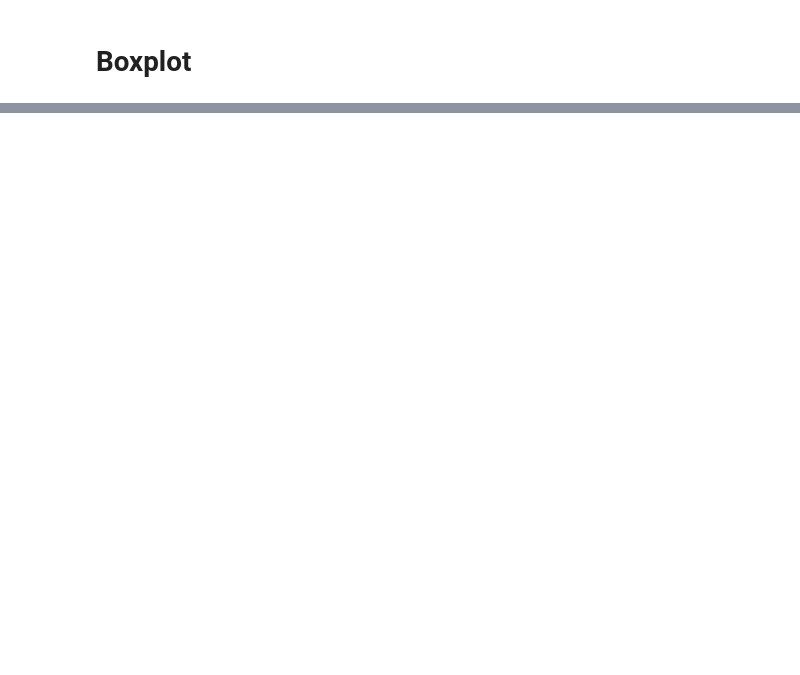
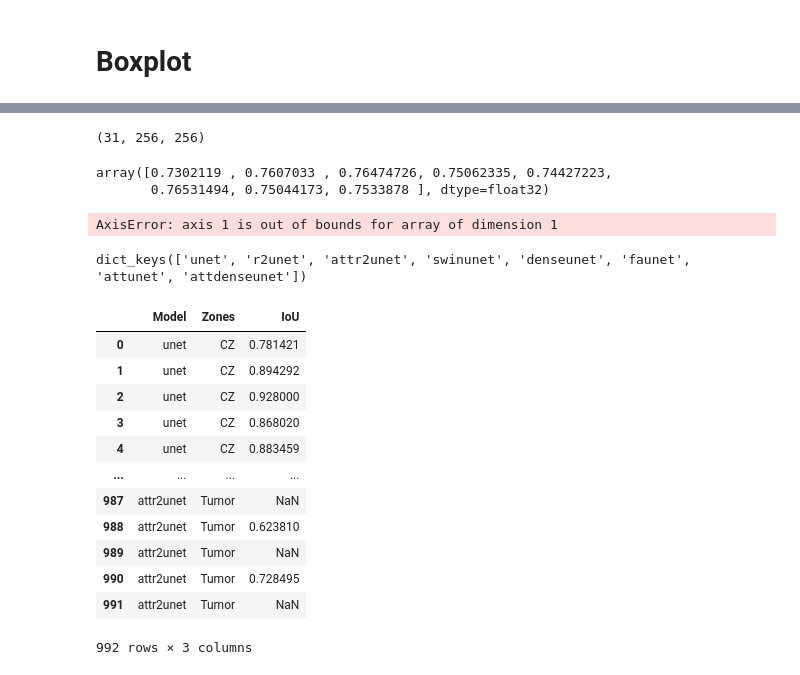
Before and after one commit to pabloquihui/Dataset_pca, a Jupyter notebook: plot_comparison.ipynb, the cells around one changed output, grey strips where cells are left out. Saved outputs shown, nothing was run; the diff lists cells and outputs as text; code cells hidden in the pictures; blank space fills up the shorter version.

```diff
--- a/plot_comparison.ipynb
+++ b/plot_comparison.ipynb
@@ -533,0 +281,15 @@ plt.show()
+# %%
+# Create empty lists to hold the numpy arrays
+y_np_list = []
+
+# Iterate over the BatchDataset object and get the numpy array for each batch
+for batch_x, batch_y in test:
+    y_np_list.append(batch_y.numpy())
+
+# Convert the lists to numpy arrays
+y_np = np.concatenate(y_np_list, axis=0)
+y = np.argmax(y_np, axis=3)
+
+print(y.shape)
+# %% [output]
+(31, 256, 256)
@@ -533,0 +366,23 @@ plt.show()
+# %%
+m_ious
+# %% [output]
+array([0.7302119 , 0.7607033 , 0.76474726, 0.75062335, 0.74427223,
+       0.76531494, 0.75044173, 0.7533878 ], dtype=float32)
+# %%
+m_ious = np.mean(m_ious, axis=1)
+m_ious
+# %% [output]
+AxisError: axis 1 is out of bounds for array of dimension 1
+# %%
+df_models = {preds_models[0][0]: pd.DataFrame(boxplot_values[0]),
+             preds_models[1][0]: pd.DataFrame(boxplot_values[1]),
+             preds_models[2][0]: pd.DataFrame(boxplot_values[2]),
+             preds_models[3][0]: pd.DataFrame(boxplot_values[3]),
+             preds_models[4][0]: pd.DataFrame(boxplot_values[4]),
+             preds_models[5][0]: pd.DataFrame(boxplot_values[5]),
+             preds_models[6][0]: pd.DataFrame(boxplot_values[6]),
+             preds_models[7][0]: pd.DataFrame(boxplot_values[7]),
+             }
+df_models.keys()
+# %% [output]
+dict_keys(['unet', 'r2unet', 'attr2unet', 'swinunet', 'denseunet', 'faunet', 'attunet', 'attdenseunet'])
@@ -533,0 +394,20 @@ plt.show()
+# %%
+combined_df = pd.concat([df_models['unet'], df_models['attunet'], df_models['denseunet'], df_models['attdenseunet'], df_models['swinunet'], df_models['faunet'], df_models['r2unet'],df_models['attr2unet']], ignore_index=True)
+# sns.set_theme(style="ticks")
+# sns.pairplot(combined_df, hue="Model")
+mdf = pd.melt(combined_df, id_vars=['Model'], var_name=['Zones'], value_name='IoU')
+mdf
+# %% [output]
+|  | Model | Zones | IoU |
+| 0 | unet | CZ | 0.781421 |
+| 1 | unet | CZ | 0.894292 |
+| 2 | unet | CZ | 0.928000 |
+| 3 | unet | CZ | 0.868020 |
+| 4 | unet | CZ | 0.883459 |
+| ... | ... | ... | ... |
+| 987 | attr2unet | Tumor | NaN |
+| 988 | attr2unet | Tumor | 0.623810 |
+| 989 | attr2unet | Tumor | NaN |
+| 990 | attr2unet | Tumor | 0.728495 |
+| 991 | attr2unet | Tumor | NaN |
+992 rows × 3 columns
```
Also changed, not shown: parts of 29 cells of this notebook, 3 other files.
